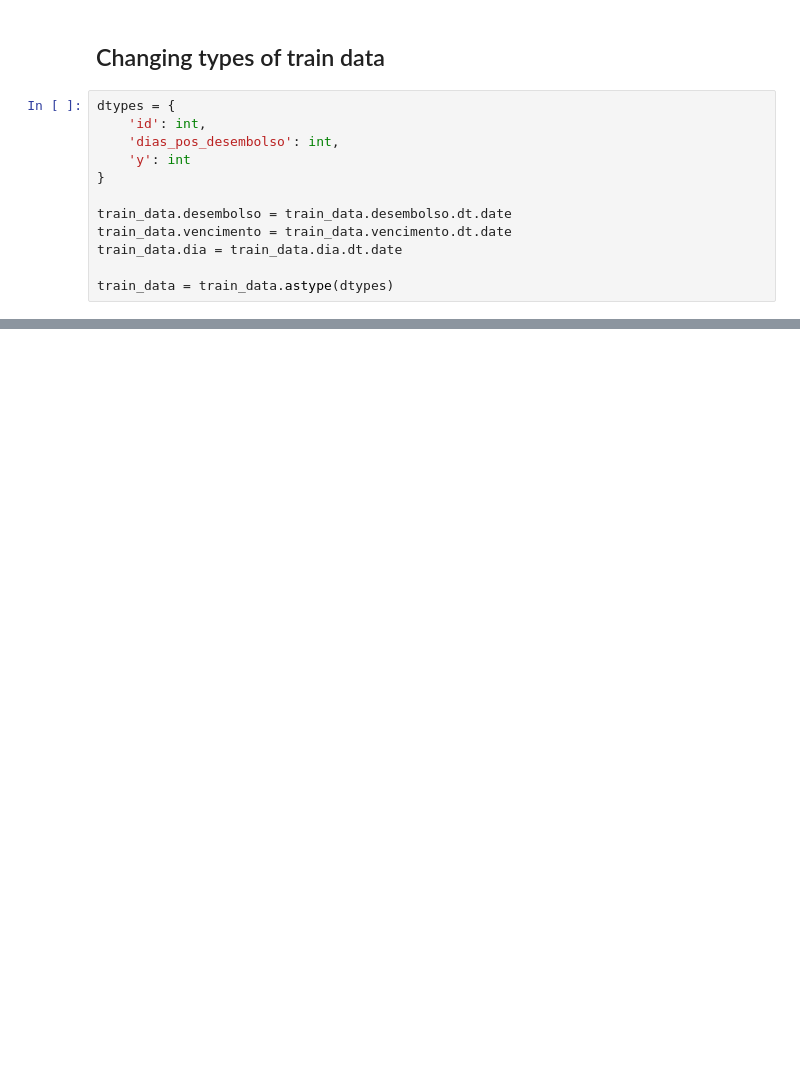
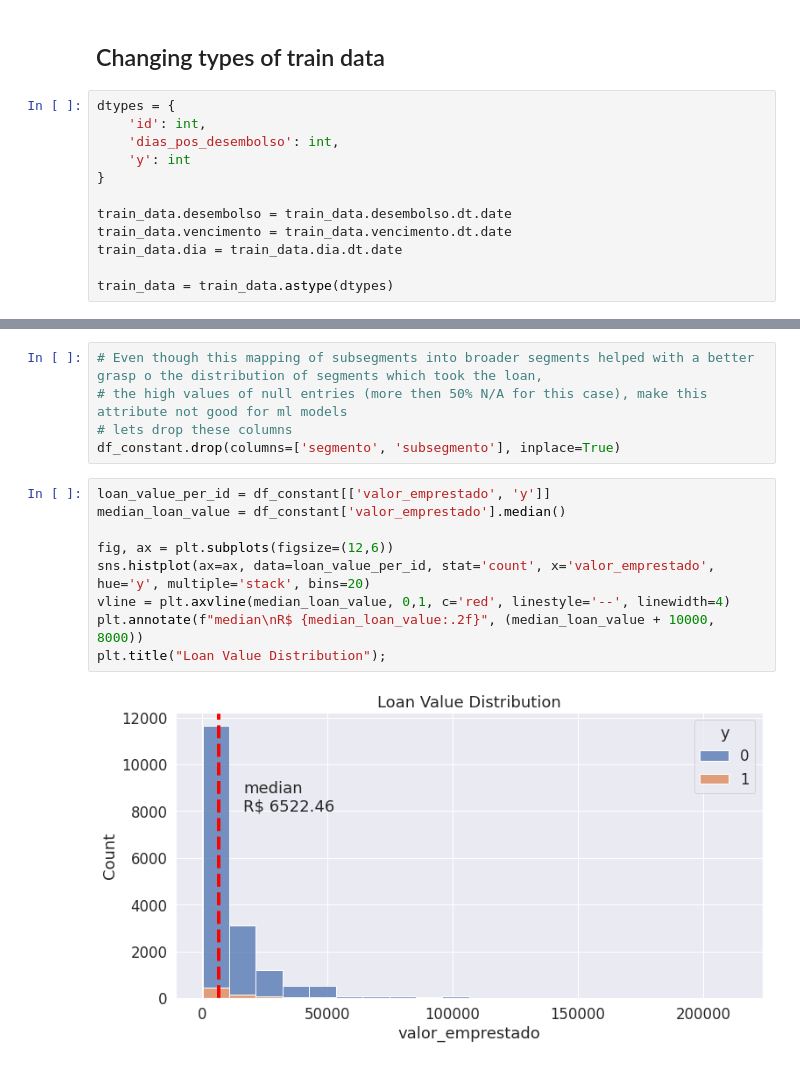
Before and after one commit to rmcferrao/stone-data-challenge, a Jupyter notebook: notebooks/01_exploratory.ipynb, the cells around one changed output, grey strips where cells are left out. Cells and saved outputs as stored; diff of their text form; blank space fills up the shorter version.

```diff
--- a/notebooks/01_exploratory.ipynb
+++ b/notebooks/01_exploratory.ipynb
@@ -499,0 +372,16 @@ plt.suptitle("Day Before and Current Day of a Big Debt Payment");
+# %%
+# Even though this mapping of subsegments into broader segments helped with a better grasp o the distribution of segments which took the loan,
+# the high values of null entries (more then 50% N/A for this case), make this attribute not good for ml models
+# lets drop these columns
+df_constant.drop(columns=['segmento', 'subsegmento'], inplace=True)
+# %%
+loan_value_per_id = df_constant[['valor_emprestado', 'y']]
+median_loan_value = df_constant['valor_emprestado'].median()
+
+fig, ax = plt.subplots(figsize=(12,6))
+sns.histplot(ax=ax, data=loan_value_per_id, stat='count', x='valor_emprestado', hue='y', multiple='stack', bins=20)
+vline = plt.axvline(median_loan_value, 0,1, c='red', linestyle='--', linewidth=4)
+plt.annotate(f"median\nR$ {median_loan_value:.2f}", (median_loan_value + 10000, 8000))
+plt.title("Loan Value Distribution");
+# %% [output]
+[figure, added]
```
Also changed, not shown: parts of 128 cells of this notebook.
